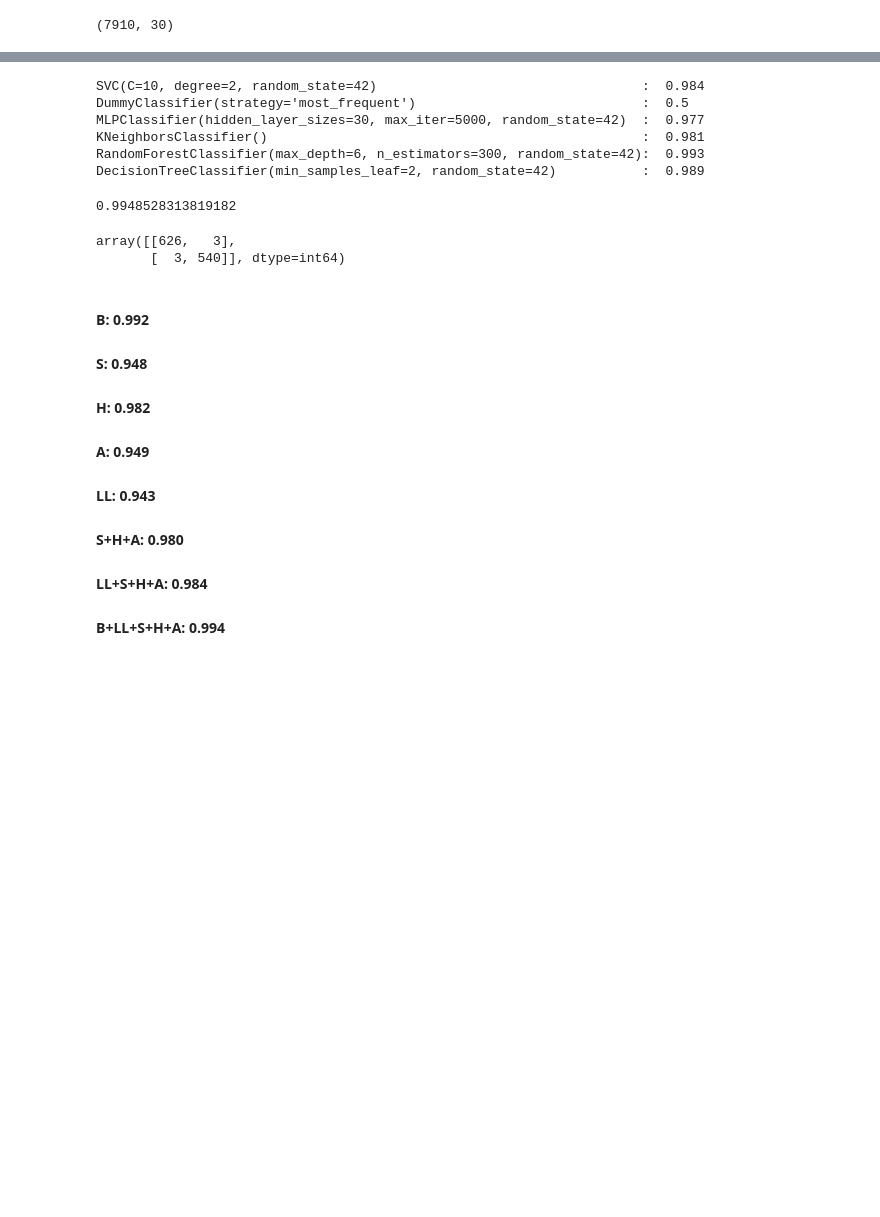
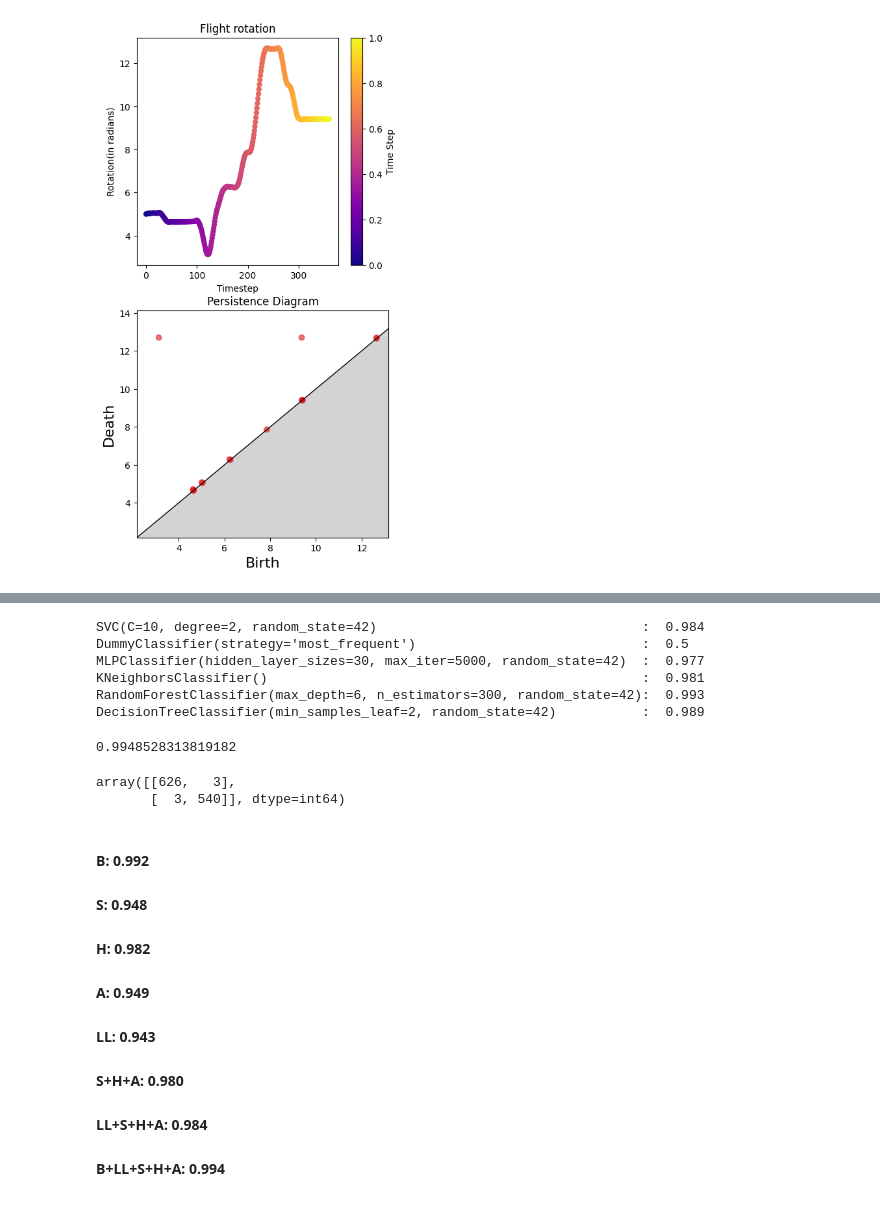
Before and after one commit to tobbensol/masters-thesis, a Jupyter notebook: cyclic dataset pediction.ipynb, the cells around one changed output, grey strips where cells are left out. Saved outputs shown, nothing was run; the diff lists cells and outputs as text; code cells hidden in the pictures; blank space fills up the shorter version.

Commit message:
i did in fact NOT mess everything up (persistence objects are now a thing, and added plot functions)

```diff
--- a/cyclic dataset pediction.ipynb
+++ b/cyclic dataset pediction.ipynb
@@ -34,7 +32,34 @@ if simple:
 
 outside_data = data[:, 1:]
 # %%
-persistence, paths = flight_persistence(flights)
-altitude_sub_persistence, altitude_sub_paths = sublevelset_persistence(flights, "geoaltitude")
-speed_sub_persistence, speed_sub_paths = sublevelset_persistence(flights, "groundspeed")
-heading_sub_persistence, heading_sub_paths = sublevelset_heading_persistence(flights)
+from typing import List, Tuple
+import os
+import pickle
+
+
+def get_flight_persistances(flights: List[Flight], file_name, load_results: bool = True) -> Tuple[PersistenceData, PersistenceData, PersistenceData, PersistenceData]:
+    path = f"data/{file_name}"
+
+    if os.path.isfile(path) and load_results:
+        with open(path, "rb") as file:
+            return pickle.load(file)
+
+    LL_persistence, LL_paths = flight_persistence(flights)
+    LL_data = PersistenceData(LL_persistence, LL_paths, "LL")
+
+    A_persistence, A_paths = sublevelset_persistence(flights, "geoaltitude")
+    A_data = PersistenceData(A_persistence, A_paths, "A")
+
+    S_persistence, S_paths  = sublevelset_persistence(flights, "groundspeed")
+    S_data = PersistenceData(S_persistence, S_paths, "S")
+
+    H_persistence, H_paths = sublevelset_heading_persistence(flights)
+    H_data = PersistenceData(H_persistence, H_paths, "H")
+
+    pers_objects = (LL_data, A_data, S_data, H_data)
+    with open(path, "wb") as file:
+        pickle.dump(pers_objects, file)
+    return pers_objects
+
+pers_objects = get_flight_persistances(flights, "flight_persistances", True)
+LL_data, A_data, S_data, H_data = pers_objects
@@ -72,3 +66,8 @@ heading_sub_pers_stats = persistence_stats(heading_sub_persistence)
+# %%
+pers = pers_objects[3]
+pers.plot_diagram(17)
+# %% [output]
+[figure, added]
 # %%
 from tqdm import tqdm
 baseline = []
@@ -114,4 +94,0 @@ heading_sub_landscapes = heading_sub_landscapes.reshape(heading_sub_landscapes.s
-# %%
-heading_sub_landscapes.shape
-# %% [output]
-(7910, 30)
```
Also changed, not shown: parts of 12 cells of this notebook, 1 other file.
